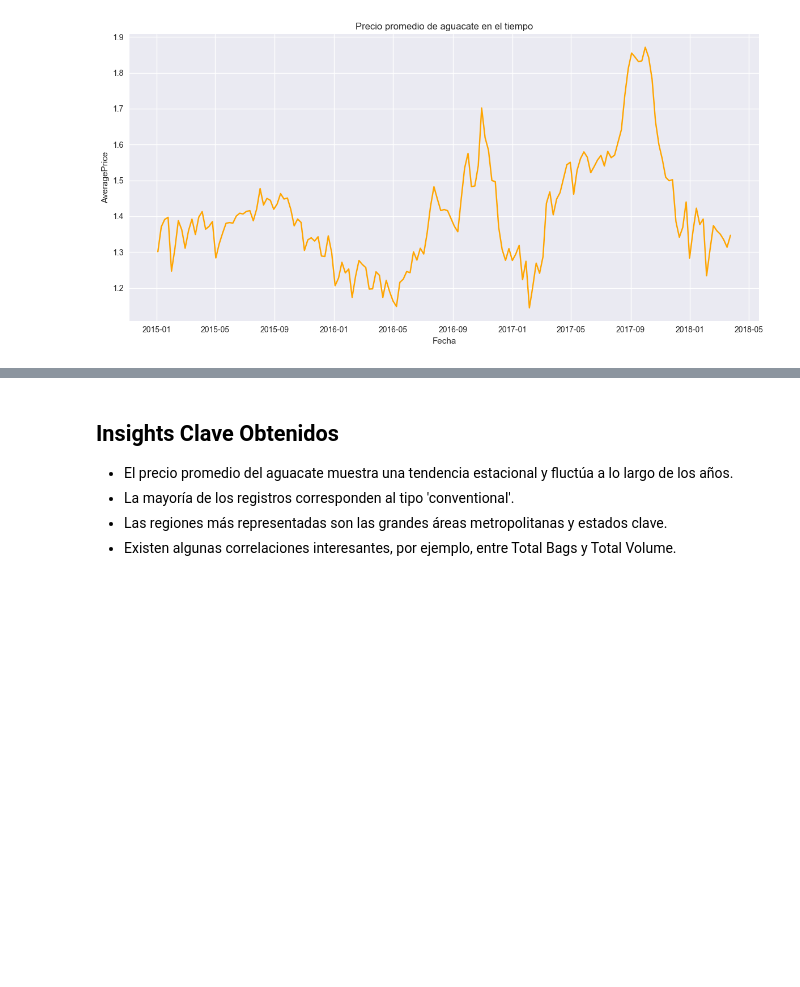
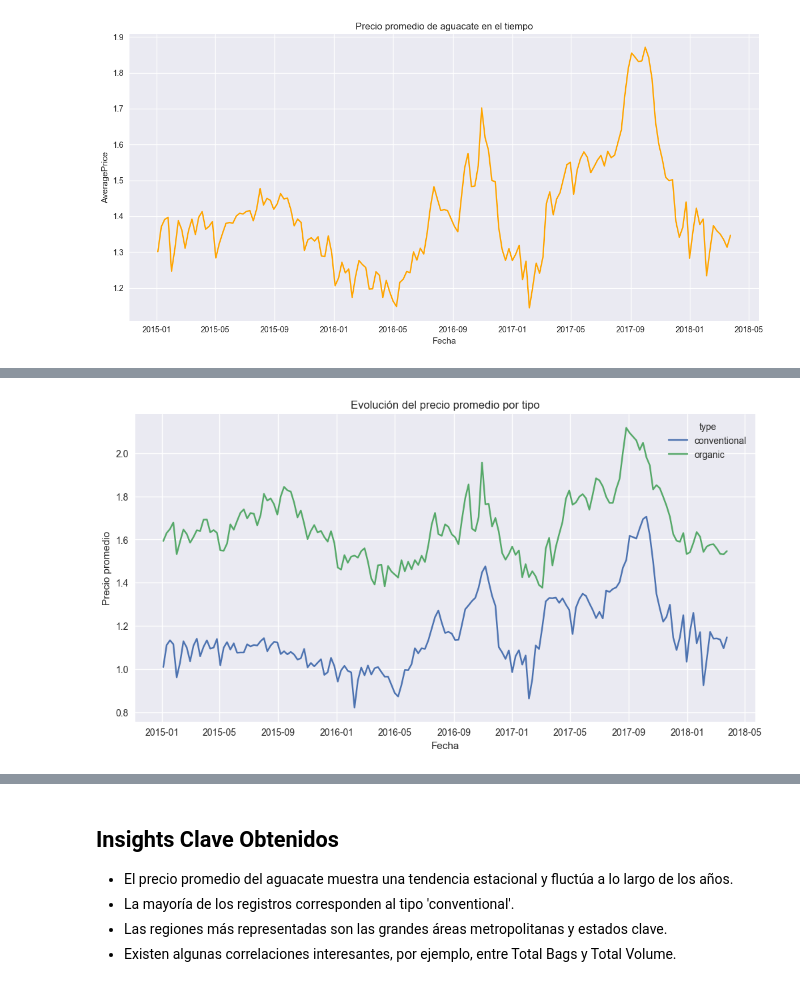
Before and after one commit to Esmeralda-RG/avocado_prices, a Jupyter notebook: avocado_prediction.ipynb, the cells around one changed output, grey strips where cells are left out. Saved outputs shown, nothing was run; the diff lists cells and outputs as text; code cells hidden in the pictures; blank space fills up the shorter version.

```diff
--- a/avocado_prediction.ipynb
+++ b/avocado_prediction.ipynb
@@ -233,0 +253,11 @@ The `ci` parameter is deprecated. Use `errorbar=None` for the same effect.
+# %%
+##  Evolución del precio promedio por tipo de aguacate
+
+avg_price_type_time = df.groupby(['Date', 'type'])['AveragePrice'].mean().reset_index()
+sns.lineplot(x='Date', y='AveragePrice', hue='type', data=avg_price_type_time)
+plt.title('Evolución del precio promedio por tipo')
+plt.xlabel('Fecha')
+plt.ylabel('Precio promedio')
+plt.show()
+# %% [output]
+[figure, added]
```
Also changed, not shown: parts of 9 cells of this notebook, 1 other file.
